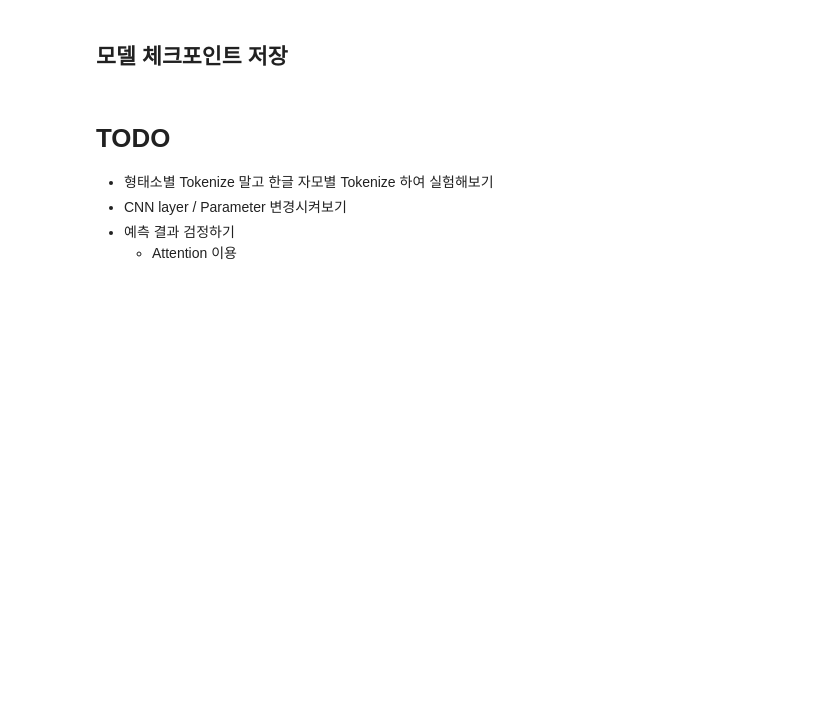
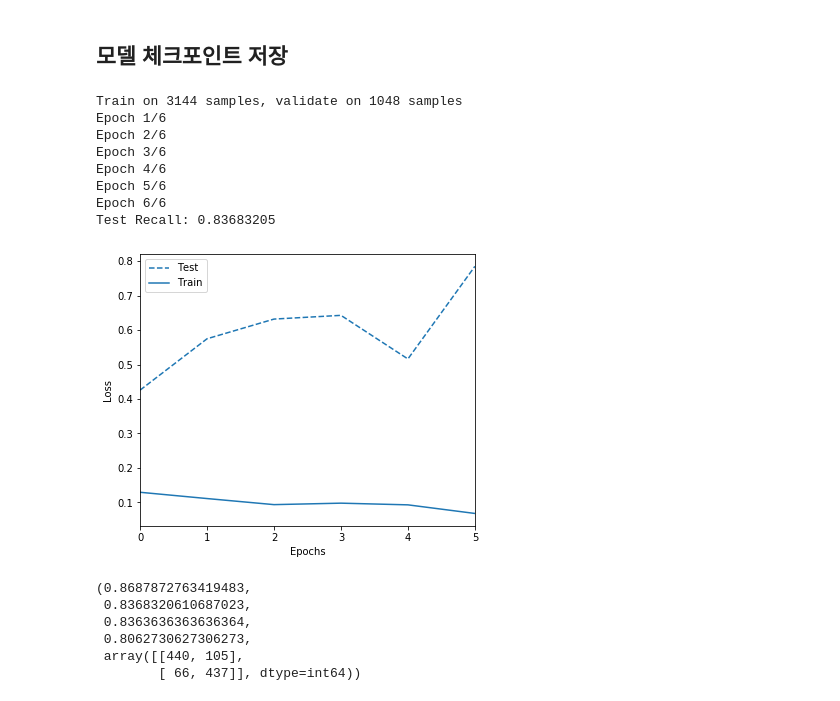
Before and after one commit to bigdata-3-group/korea-3, a Jupyter notebook: src/NLP/layer_experiment.ipynb, the cells around one changed output. Drawn from its saved outputs; the diff is of its cells as text; code cells hidden in the pictures; blank space fills up the shorter version.

```diff
--- a/src/NLP/layer_experiment.ipynb
+++ b/src/NLP/layer_experiment.ipynb
@@ -228,6 +249,61 @@ model_down.save('../model/cnn_undersample.h5')
-# %% [markdown]
-# TODO
-- 형태소별 Tokenize 말고 한글 자모별 Tokenize 하여 실험해보기
-- CNN layer / Parameter 변경시켜보기
-- 예측 결과 검정하기
-    - Attention 이용
+# %%
+down_X, down_y = RandomUnderSampler().fit_resample(chat, datasets.label)
+
+# 총 데이터 수 , 1 레이블 데이터 수
+len(down_y), down_y.sum()
+
+down_X_train, down_X_test, down_y_train, down_y_test = train_test_split(down_X, down_y)
+# %%
+model_down = keras.Sequential([
+    keras.layers.Embedding(30000, 10),
+    keras.layers.Conv1D(64, 3, padding="same", activation=tf.nn.relu),
+    keras.layers.Dropout(0.5),
+    keras.layers.Conv1D(32, 3, padding="same", activation=tf.nn.relu),
+    keras.layers.Dropout(0.5),
+    keras.layers.Conv1D(32, 3, padding="same", activation=tf.nn.relu),
+    keras.layers.Dropout(0.5),
+    keras.layers.Conv1D(32, 3, padding="same", activation=tf.nn.relu),
+    keras.layers.Dropout(0.5),
+    keras.layers.Conv1D(32, 3, padding="same", activation=tf.nn.relu),
+    keras.layers.Dropout(0.5),
+    keras.layers.Conv1D(32, 3, padding="same", activation=tf.nn.relu),
+    keras.layers.GlobalMaxPool1D(),
+    keras.layers.Dropout(0.5),
+    keras.layers.Dense(2, activation=tf.nn.sigmoid)
+])
+# %%
+model_down.compile(optimizer='adam',
+              loss='binary_crossentropy',
+              metrics=[tf.keras.metrics.Recall()])
+
+history = model_down.fit(down_X_train,
+          pd.get_dummies(down_y_train),
+          epochs=6,
+          validation_data=(down_X_test, pd.get_dummies(down_y_test))
+         )
+plot_loss(history)
+test_loss, test_acc = model_down.evaluate(down_X_test, pd.get_dummies(down_y_test))
+print('Test Recall:', test_acc)
+# %% [output]
+Train on 3144 samples, validate on 1048 samples
+Epoch 1/6
+Epoch 2/6
+Epoch 3/6
+Epoch 4/6
+Epoch 5/6
+Epoch 6/6
+Test Recall: 0.83683205
+[figure, added]
+# %%
+recall_score(down_y_test, model_down.predict_classes(down_X_test)),\
+accuracy_score(down_y_test, model_down.predict_classes(down_X_test)),\
+f1_score(down_y_test, model_down.predict_classes(down_X_test)),\
+precision_score(down_y_test, model_down.predict_classes(down_X_test)),\
+confusion_matrix(down_y_test, model_down.predict_classes(down_X_test))
+# %% [output]
+(0.8687872763419483,
+ 0.8368320610687023,
+ 0.8363636363636364,
+ 0.8062730627306273,
+ array([[440, 105],
+        [ 66, 437]], dtype=int64))
```
Also changed, not shown: parts of 14 cells of this notebook, 1 other file.
